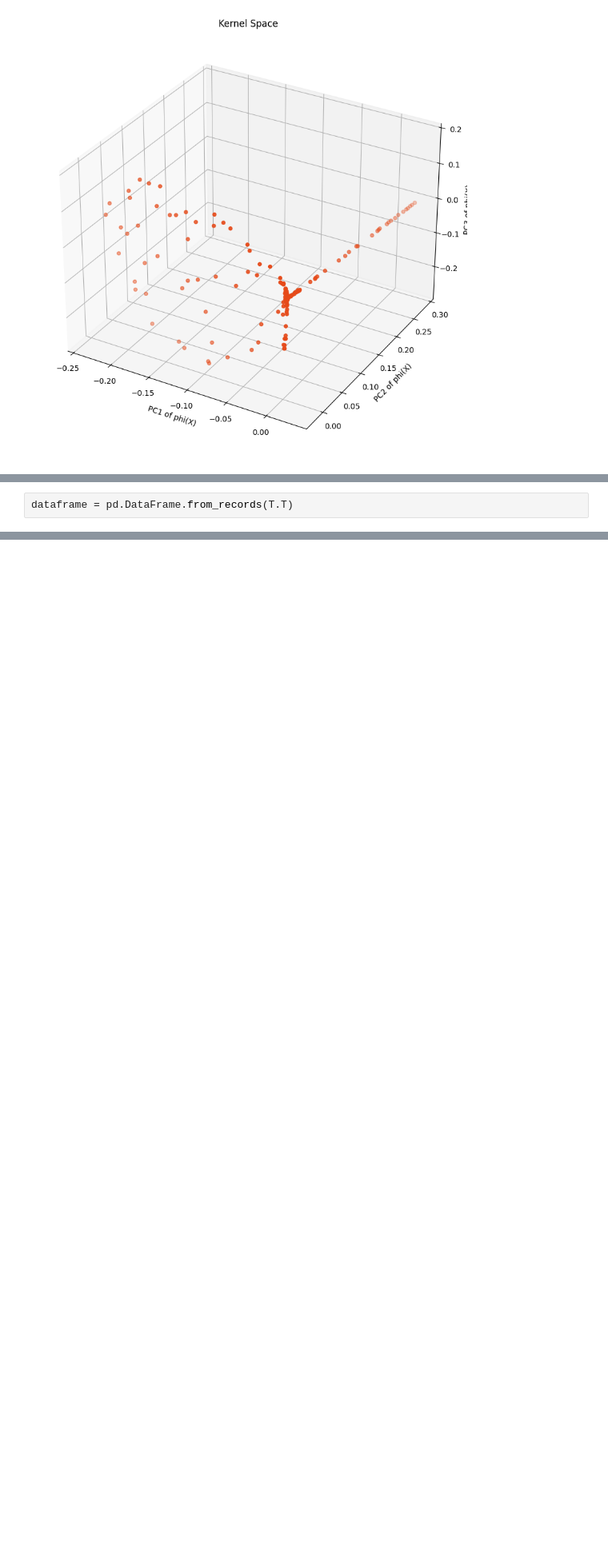
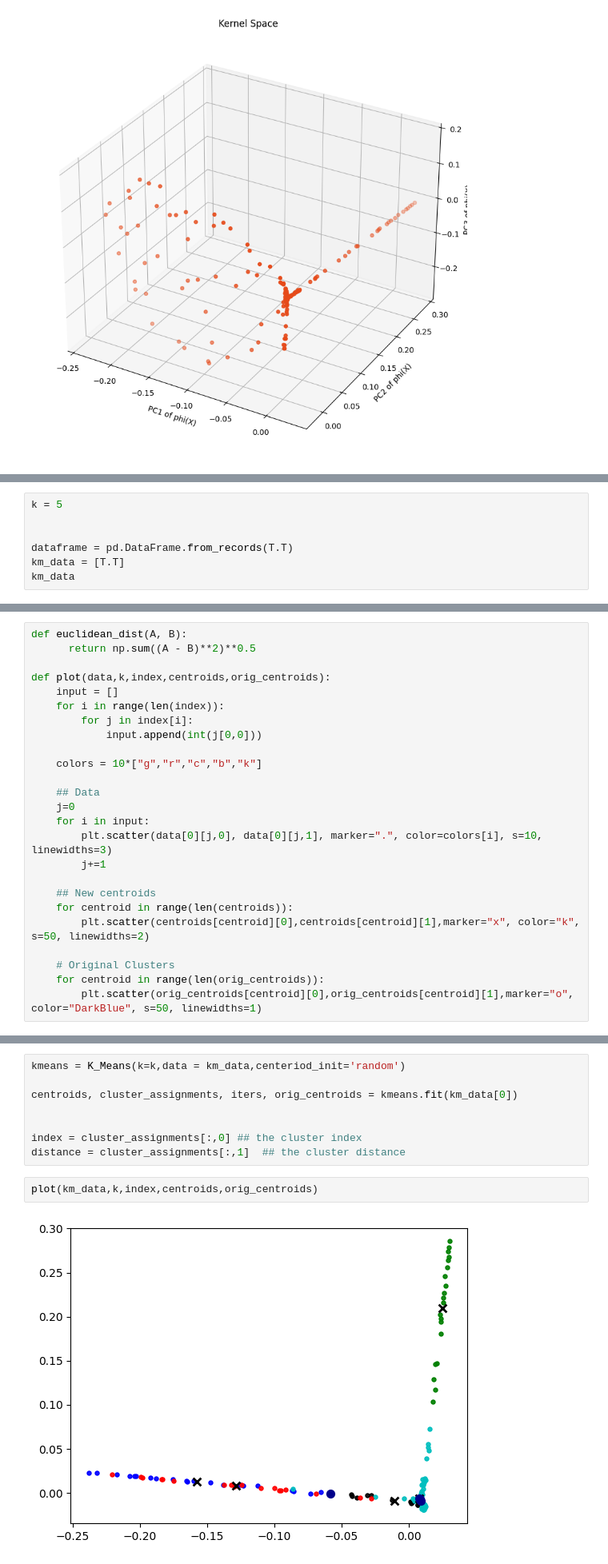
Before and after one commit to kaleabyared/Unsupervised_Learning, a Jupyter notebook: notebooks/usl_kernel_pca_002.ipynb, the cells around one changed output, grey strips where cells are left out. Shown: that part at 80% size. Drawn from its saved outputs; the diff is of its cells as text; blank space fills up the shorter version.

```diff
--- a/notebooks/usl_kernel_pca_002.ipynb
+++ b/notebooks/usl_kernel_pca_002.ipynb
@@ -187,2 +214,7 @@ plt.show()
 # %%
+k = 5
+
+
 dataframe = pd.DataFrame.from_records(T.T)
+km_data = [T.T]
+km_data
@@ -195,0 +248,25 @@ plt.show()
+# %%
+def euclidean_dist(A, B):
+      return np.sum((A - B)**2)**0.5
+
+def plot(data,k,index,centroids,orig_centroids):
+    input = []
+    for i in range(len(index)):
+        for j in index[i]:
+            input.append(int(j[0,0]))
+
+    colors = 10*["g","r","c","b","k"]
+
+    ## Data
+    j=0
+    for i in input:
+        plt.scatter(data[0][j,0], data[0][j,1], marker=".", color=colors[i], s=10, linewidths=3)
+        j+=1
+
+    ## New centroids
+    for centroid in range(len(centroids)):
+        plt.scatter(centroids[centroid][0],centroids[centroid][1],marker="x", color="k", s=50, linewidths=2)
+
+    # Original Clusters
+    for centroid in range(len(orig_centroids)):
+        plt.scatter(orig_centroids[centroid][0],orig_centroids[centroid][1],marker="o", color="DarkBlue", s=50, linewidths=1)
@@ -195,0 +323,12 @@ plt.show()
+# %%
+kmeans = K_Means(k=k,data = km_data,centeriod_init='random')
+
+centroids, cluster_assignments, iters, orig_centroids = kmeans.fit(km_data[0])
+
+
+index = cluster_assignments[:,0] ## the cluster index
+distance = cluster_assignments[:,1]  ## the cluster distance
+# %%
+plot(km_data,k,index,centroids,orig_centroids)
+# %% [output]
+[figure, added]
```
Also changed, not shown: parts of 30 cells of this notebook, 1 other file.
